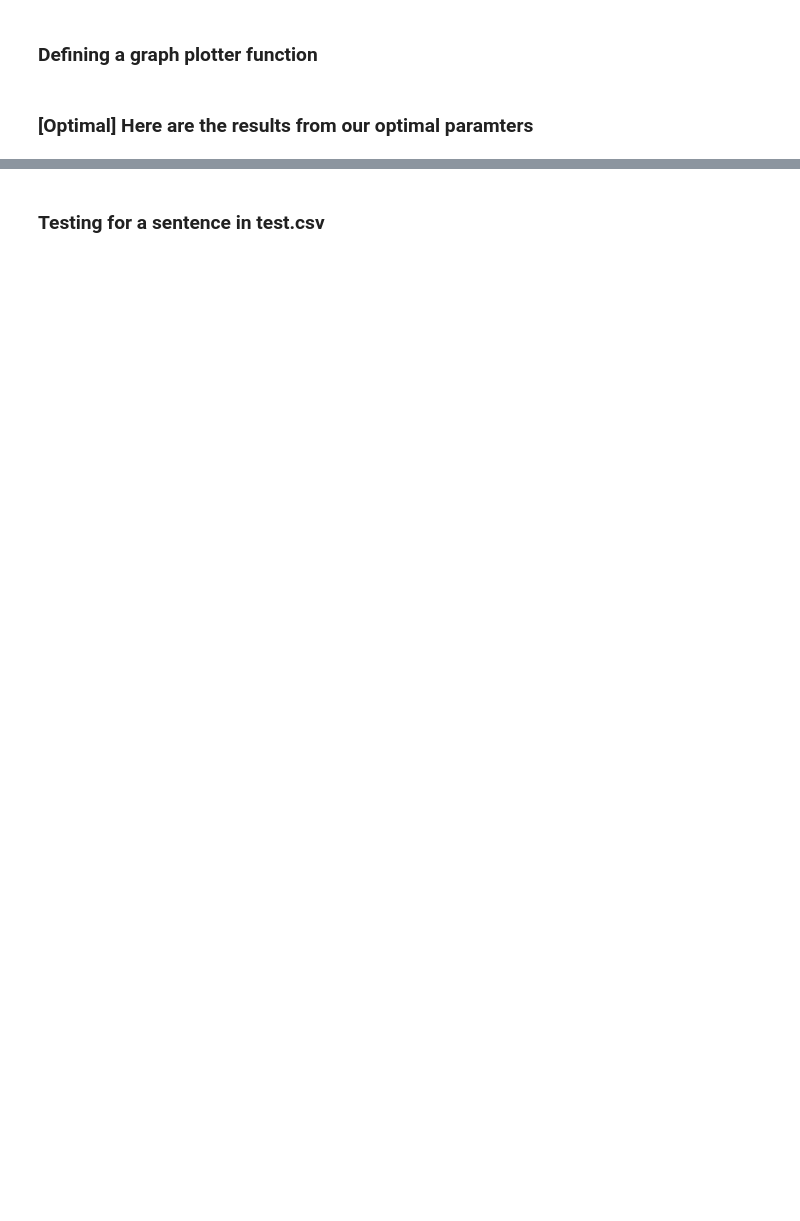
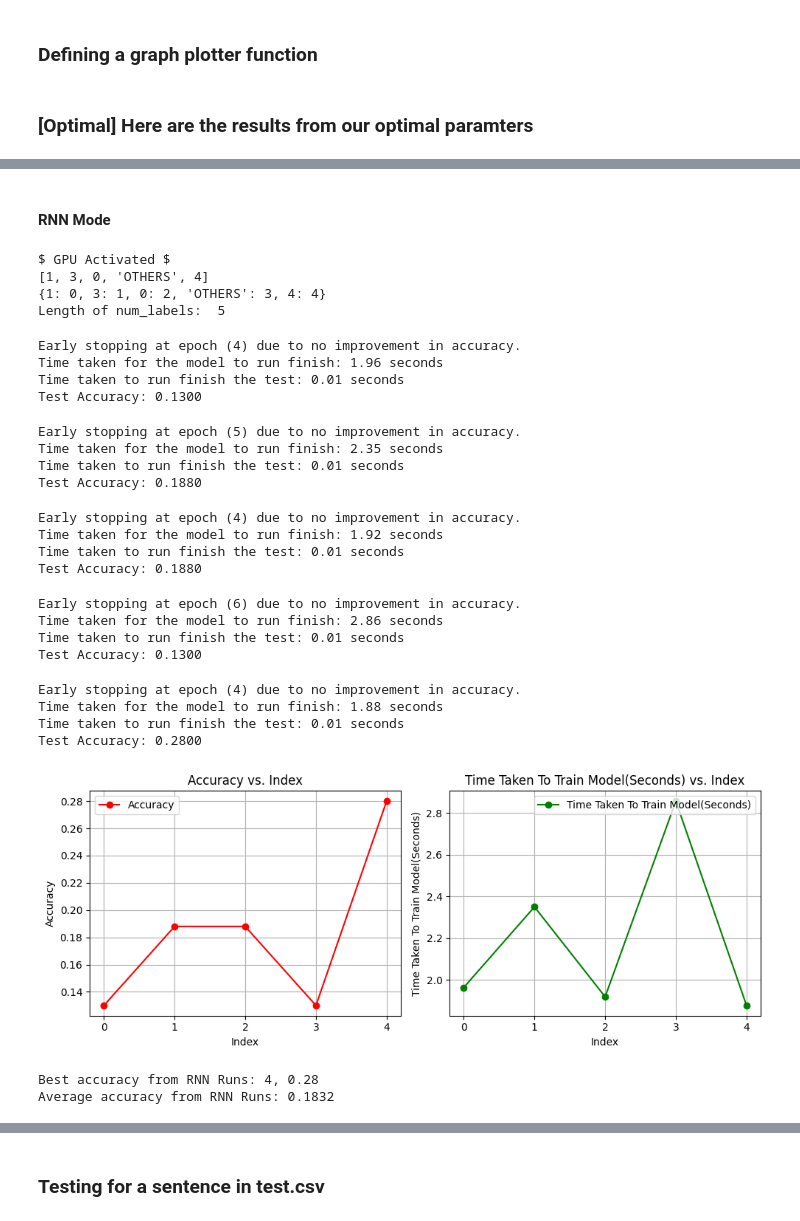
Before and after one commit to jordanlianhs/SC4002-Natural-Language-Processing, a Jupyter notebook: CZ4045 Part 1 latest copy Jordan.ipynb, the cells around one changed output, grey strips where cells are left out. Saved outputs shown, nothing was run; the diff lists cells and outputs as text; code cells hidden in the pictures; blank space fills up the shorter version.

```diff
--- a/CZ4045 Part 1 latest copy Jordan.ipynb
+++ b/CZ4045 Part 1 latest copy Jordan.ipynb
@@ -548,0 +779,74 @@ plot_findings(len(train_accuracies), [[train_accuracies, validation_accuracies],
+# %% [markdown]
+#### RNN Mode
+# %%
+batch_size = 128
+hidden_dim = 512
+embedding_dim = w2v.vector_size
+early_stopper = EarlyStopper(patience=3)
+device = get_device()
+epoch = 50
+learning_rate = 0.001
+dropout_prob = 0.2
+mode = "rnn"
+
+# Getting list of labels
+labels_list = train_df['label-coarse'].value_counts().index.tolist()
+print(labels_list)
+labels_dict = {label: i for i, label in enumerate(labels_list)}
+labels_dict_inverse = {i: label for i, label in enumerate(labels_list)}
+print(labels_dict)
+num_labels = len(labels_list)
+print("Length of num_labels: ", num_labels)
+
+acc, tt = [], []
+predicted_labels, actual_labels = [], []
+rnn_run_index = [i for i in range(5)]
+
+for run in rnn_run_index:
+    train_data_loader, validation_data_loader = get_training_data(
+        batch_size, w2v, train_df, validation_df)
+    test_data_loader = get_test_data(batch_size, w2v, random_seed=random_seed)
+    model = get_model(embedding_dim, hidden_dim, num_labels,
+                      pretrained_embeddings, dropout_prob=dropout_prob)
+    early_stopper = EarlyStopper(patience=3)
+
+    _, _, _, _, time_taken = train_model(model, train_data_loader, validation_data_loader, mode=mode,
+                                         device=device, epochs=epoch, random_initial_state=False,
+                                         learning_rate=learning_rate, early_stopper=early_stopper, debug=False)
+    predicted_label, actual_label, test_accuracy = test_model(model=model, test_data_loader=test_data_loader, mode=mode, device=device)
+    acc.append(test_accuracy)
+    tt.append(time_taken)
+    predicted_labels.append(predicted_label)
+    actual_labels.append(actual_label)
+
+plot_findings(rnn_run_index, [acc, tt], "Index")
+print(f"Best accuracy from RNN Runs: {rnn_run_index[acc.index(max(acc))]}, {max(acc)}")
+print(f"Average accuracy from RNN Runs: {sum(acc)/len(acc)}")
+# %% [output]
+$ GPU Activated $
+[1, 3, 0, 'OTHERS', 4]
+{1: 0, 3: 1, 0: 2, 'OTHERS': 3, 4: 4}
+Length of num_labels:  5
+Early stopping at epoch (4) due to no improvement in accuracy.
+Time taken for the model to run finish: 1.96 seconds
+Time taken to run finish the test: 0.01 seconds
+Test Accuracy: 0.1300
+Early stopping at epoch (5) due to no improvement in accuracy.
+Time taken for the model to run finish: 2.35 seconds
+Time taken to run finish the test: 0.01 seconds
+Test Accuracy: 0.1880
+Early stopping at epoch (4) due to no improvement in accuracy.
+Time taken for the model to run finish: 1.92 seconds
+Time taken to run finish the test: 0.01 seconds
+Test Accuracy: 0.1880
+Early stopping at epoch (6) due to no improvement in accuracy.
+Time taken for the model to run finish: 2.86 seconds
+Time taken to run finish the test: 0.01 seconds
+Test Accuracy: 0.1300
+Early stopping at epoch (4) due to no improvement in accuracy.
+Time taken for the model to run finish: 1.88 seconds
+Time taken to run finish the test: 0.01 seconds
+Test Accuracy: 0.2800
+[figure, added]
+Best accuracy from RNN Runs: 4, 0.28
+Average accuracy from RNN Runs: 0.1832
```
Also changed, not shown: parts of 75 cells of this notebook.
